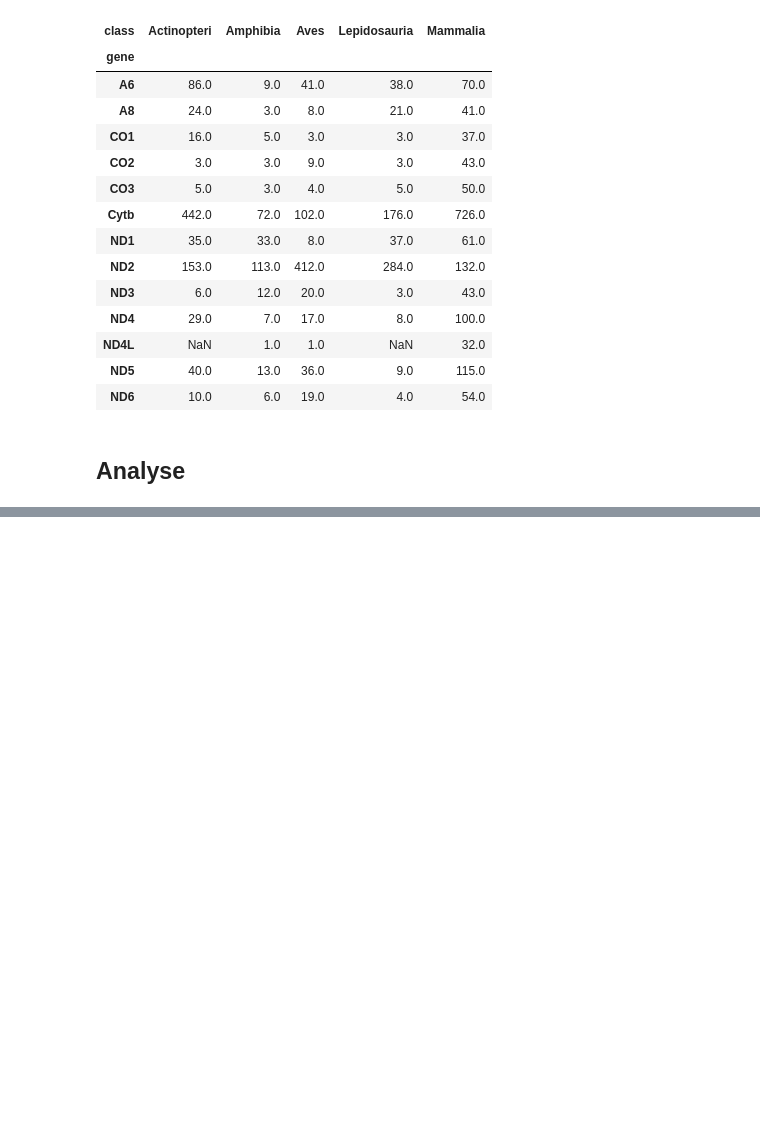
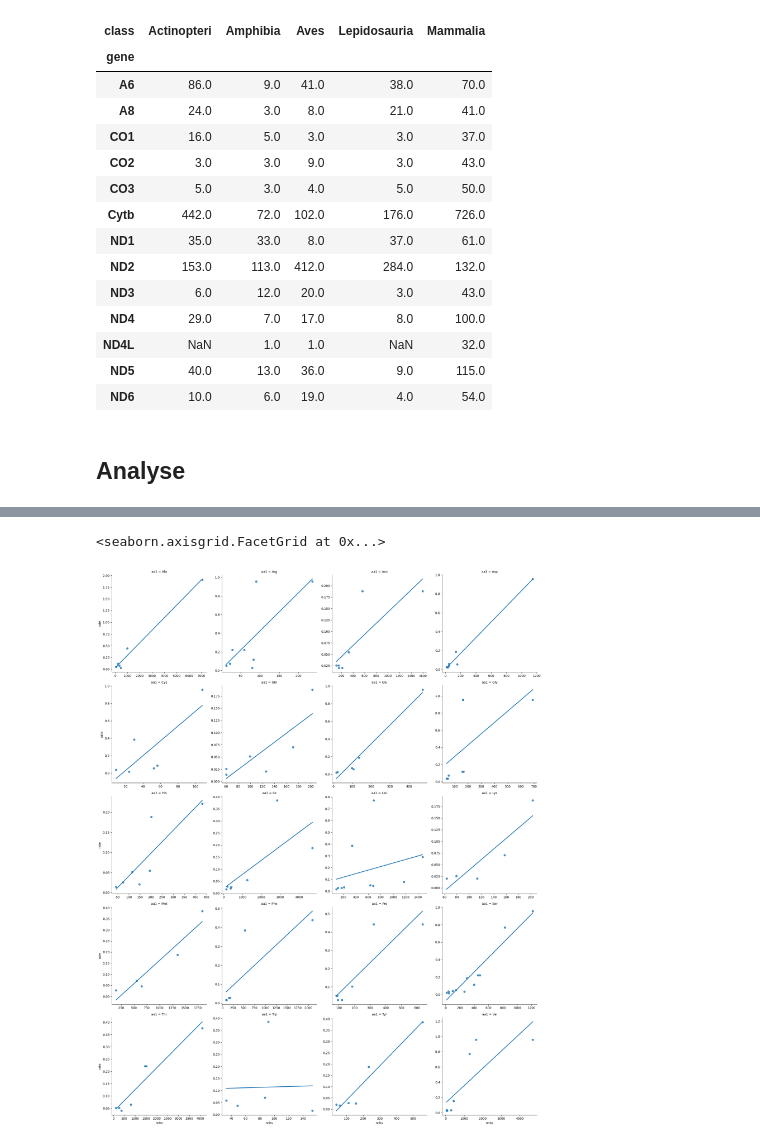
Before and after one commit to mitoclub/AminoAcidShift, a Jupyter notebook: vertebrates_aa_subst/collect_nonsyn_substitutions_vertebrates.ipynb, the cells around one changed output, grey strips where cells are left out. Saved outputs shown, nothing was run; the diff lists cells and outputs as text; code cells hidden in the pictures; blank space fills up the shorter version.

Commit message:
estimate metics for total vert dataset

```diff
--- a/vertebrates_aa_subst/collect_nonsyn_substitutions_vertebrates.ipynb
+++ b/vertebrates_aa_subst/collect_nonsyn_substitutions_vertebrates.ipynb
@@ -669,3 +669,6 @@ df_info_flt.groupby(['gene', 'class']).species.count().unstack()
 | ND6 | 10.0 | 6.0 | 19.0 | 4.0 | 54.0 |
 # %% [markdown]
 ## Analyse
+# %%
+obs_df_ns_flt = pd.read_csv('dataset/obs_muts.csv')
+obs_df_ns_flt
@@ -720,0 +717,4 @@ obs_df_ns_flt.groupby(['RefAa', 'AltAa']).ProbaMut.sum().unstack().fillna(0).rou
+# %%
+exp_aa_subst = pd.read_csv('../1main_aa_subst_trends/data/exp_aa_subst_vert.csv')
+exp_aa_subst = exp_aa_subst[exp_aa_subst.aa1 != exp_aa_subst.aa2]
+exp_aa_subst
@@ -720,0 +735,6 @@ obs_df_ns_flt.groupby(['RefAa', 'AltAa']).ProbaMut.sum().unstack().fillna(0).rou
+# %%
+aa_subst = obs_df_ns_flt[obs_df_ns_flt.gene != 'ND6'].groupby(['RefAa', 'AltAa']).ProbaMut.sum().reset_index()
+aa_subst = aa_subst[aa_subst.RefAa != aa_subst.AltAa]
+aa_subst.columns = ['aa1', 'aa2', 'nobs']
+aa_subst = aa_subst.merge(exp_aa_subst)
+aa_subst
@@ -720,0 +755,6 @@ obs_df_ns_flt.groupby(['RefAa', 'AltAa']).ProbaMut.sum().unstack().fillna(0).rou
+# %%
+sns.lmplot(aa_subst, x='nobs', y='rate', col='aa1',
+           col_wrap=4, sharex=False, sharey=False, ci=None)
+# %% [output]
+<seaborn.axisgrid.FacetGrid at 0x...>
+[figure, added]
```
Also changed, not shown: parts of 11 cells of this notebook.
